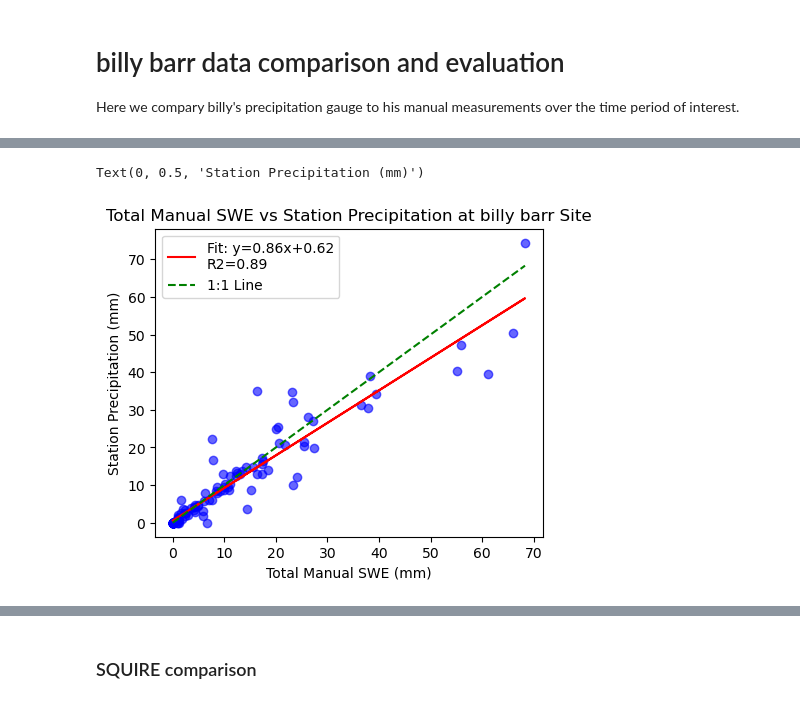
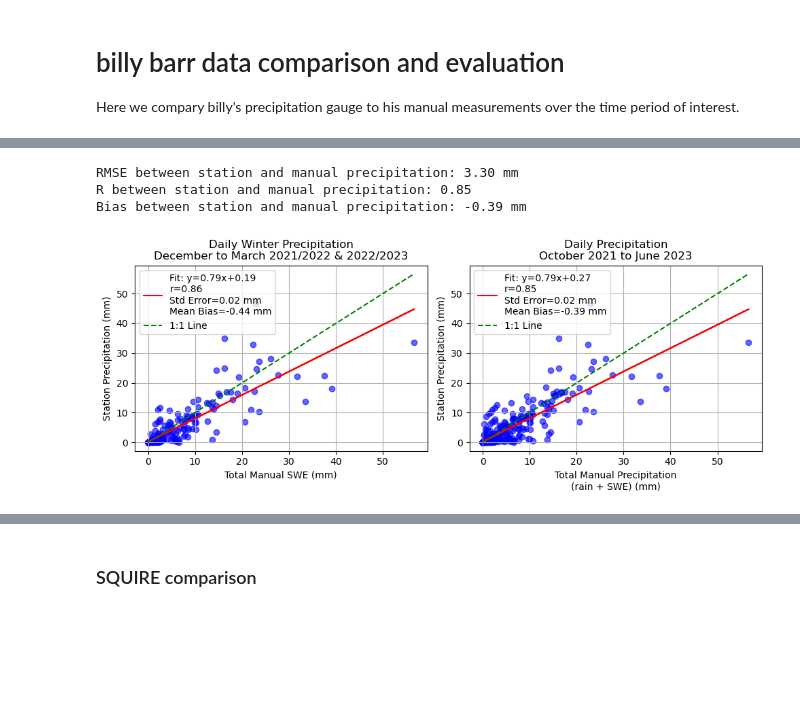
Before and after one commit to dlhogan97/S3-precipitation-rodeo, a Jupyter notebook: 03_analysis/00_total_precipitation_comparisons.ipynb, the cells around one changed output, grey strips where cells are left out. Saved outputs shown, nothing was run; the diff lists cells and outputs as text; code cells hidden in the pictures; blank space fills up the shorter version.

```diff
--- a/03_analysis/00_total_precipitation_comparisons.ipynb
+++ b/03_analysis/00_total_precipitation_comparisons.ipynb
@@ -357,15 +372,16 @@ GRIDDED_VARS = ['ERA5-Land','PRISM','billy_barr_precip']
 
 Here we compary billy's precipitation gauge to his manual measurements over the time period of interest.
 # %%
-bb_station_data = xr.open_dataset("/storage/dlhogan/precipitation-rodeo/data/processed/billy_barr/billy_barr_20211001-20230930_30min.nc")
+SITE = 'kettle_ponds'
+bb_station_data = get_dataset(SITE, DATA_DIR)['billy_barr_precip']
 bb_manual_data = xr.open_dataset("/storage/dlhogan/precipitation-rodeo/data/processed/billy_barr/billy_barr_manual_data.nc").sortby('datetime')
 
 # rename time to datetime for bb_manual_data
 bb_manual_data = bb_manual_data.rename({'datetime':'time'})
 # %%
 time_slice = slice("2021-10-01", "2023-06-30")
-resample_period = '3D'
-bb_station_ppt_sum = bb_station_data['precip'].sel(time=time_slice).resample(time=resample_period).sum().to_series()
+resample_period = '1D'
+bb_station_ppt_sum = bb_station_data.sel(time=time_slice).resample(time=resample_period).sum().to_series()
 bb_manual_ppt_sum = bb_manual_data['rain'].sel(time=time_slice).resample(time=resample_period).sum().to_series()
 bb_manual_ppt_sum = bb_manual_ppt_sum[~bb_manual_ppt_sum.index.duplicated(keep='last')]
 bb_manual_swe_sum = bb_manual_data['SWE'].sel(time=time_slice).resample(time=resample_period).sum().to_series()
@@ -377,11 +393,19 @@ bb_comparison_df = pd.DataFrame({
     'Manual_SWE_mm': bb_manual_swe_sum*10
 })
 
+# fill missing time gaps for SWE with station precipitation
+bb_comparison_df['Manual_SWE_mm'] = bb_comparison_df['Manual_SWE_mm'].fillna(bb_comparison_df['Station_Precipitation_mm'])
+
+
+# total manual precipitation is the sum of rain and SWE
 bb_comparison_df['Total_Manual_Precipitation_mm'] = bb_comparison_df['Manual_Rain_mm'].fillna(0) + bb_comparison_df['Manual_SWE_mm'].fillna(0)
 
 # remove any values above 100 mm in a day as likely errors
 bb_comparison_df = bb_comparison_df[bb_comparison_df['Station_Precipitation_mm'] <= 100]
 bb_comparison_df = bb_comparison_df[bb_comparison_df['Total_Manual_Precipitation_mm'] <= 100]
+
+bb_comparison_df.cumsum().plot()
+print(f"Difference in totals: {bb_comparison_df['Station_Precipitation_mm'].sum() - bb_comparison_df['Total_Manual_Precipitation_mm'].sum()}")
 
 # remove days when manual precipitation is zero but station precipitation is greater than zero
 bb_comparison_df = bb_comparison_df[~((bb_comparison_df['Total_Manual_Precipitation_mm'] == 0) & (bb_comparison_df['Station_Precipitation_mm'] > 0))]
@@ -435,16 +434,55 @@ Bias between station and manual precipitation: -0.53 mm
 # %%
-fig, ax = plt.subplots(figsize=(5,4))
+fig, axs = plt.subplots(ncols=2,figsize=(10,4), tight_layout=True)
+ax = axs[0]
 ax.scatter(bb_comparison_snow_only_df['Manual_SWE_mm'], bb_comparison_snow_only_df['Station_Precipitation_mm'], color='blue', alpha=0.6)
 
 slope, intercept, r_value, p_value, std_err = stats.linregress(bb_comparison_snow_only_df['Manual_SWE_mm'], bb_comparison_snow_only_df['Station_Precipitation_mm'])
-
-ax.plot(bb_comparison_snow_only_df['Manual_SWE_mm'], intercept + slope*bb_comparison_snow_only_df['Manual_SWE_mm'], 'r', label=f'Fit: y={slope:.2f}x+{intercept:.2f}\nR2={r_value**2:.2f}')
-ax.plot(bb_comparison_snow_only_df['Manual_SWE_mm'].sort_values(), bb_comparison_snow_only_df['Manual_SWE_mm'].sort_values(), 'g--', label='1:1 Line')
+rmse = np.sqrt(np.mean((bb_comparison_snow_only_df['Station_Precipitation_mm'] - bb_comparison_snow_only_df['Manual_SWE_mm'])**2))
+mean_bias = np.mean(bb_comparison_snow_only_df['Station_Precipitation_mm'] - bb_comparison_snow_only_df['Manual_SWE_mm'])
+ax.plot(bb_comparison_snow_only_df['Manual_SWE_mm'], intercept + slope*bb_comparison_snow_only_df['Manual_SWE_mm'], 'r',
+        label=f'Fit: y={slope:.2f}x+{intercept:.2f}\nr={r_value:.2f}\nStd Error={std_err:.2f} mm\nMean Bias={mean_bias:.2f} mm')
+ax.plot(bb_comparison_snow_only_df['Manual_SWE_mm'].sort_values(),
+        bb_comparison_snow_only_df['Manual_SWE_mm'].sort_values(), 'g--', label='1:1 Line')
 ax.legend()
 
-ax.set_title('Total Manual SWE vs Station Precipitation at billy barr Site')
+ax.set_title('Daily Winter Precipitation\nDecember to March 2021/2022 & 2022/2023')
 ax.set_xlabel('Total Manual SWE (mm)')
 ax.set_ylabel('Station Precipitation (mm)')
+
+ax=axs[1]
+ax.scatter(bb_comparison_df['Total_Manual_Precipitation_mm'],
+           bb_comparison_df['Station_Precipitation_mm'],
+           color='blue',
+           alpha=0.6)
+
+slope, intercept, r_value, p_value, std_err = stats.linregress(bb_comparison_df['Total_Manual_Precipitation_mm'],
+                                                               bb_comparison_df['Station_Precipitation_mm'])
+
+mean_bias = np.mean(bb_comparison_df['Station_Precipitation_mm'] - bb_comparison_df['Total_Manual_Precipitation_mm'])
+ax.plot(bb_comparison_df['Total_Manual_Precipitation_mm'],
+        intercept + slope*bb_comparison_df['Total_Manual_Precipitation_mm'],
+        'r', label=f'Fit: y={slope:.2f}x+{intercept:.2f}\nr={r_value:.2f}\nStd Error={std_err:.2f} mm\nMean Bias={mean_bias:.2f} mm')
+ax.plot(bb_comparison_df['Total_Manual_Precipitation_mm'].sort_values(),
+        bb_comparison_df['Total_Manual_Precipitation_mm'].sort_values(),
+        'g--',
+        label='1:1 Line')
+ax.legend()
+
+ax.set_title('Daily Precipitation\nOctober 2021 to June 2023')
+ax.set_xlabel('Total Manual Precipitation\n(rain + SWE) (mm)')
+ax.set_ylabel('Station Precipitation (mm)')
+
+# print rmse between station and manual
+rmse = np.sqrt(np.mean((bb_comparison_df['Station_Precipitation_mm'] - bb_comparison_df['Total_Manual_Precipitation_mm'])**2))
+print(f"RMSE between station and manual precipitation: {rmse:.2f} mm")
+print(f"R between station and manual precipitation: {r_value:.2f}")
+# print bias
+bias = np.mean(bb_comparison_df['Station_Precipitation_mm'] - bb_comparison_df['Total_Manual_Precipitation_mm'])
+print(f"Bias between station and manual precipitation: {bias:.2f} mm")
+for ax in axs:
+    ax.grid()
 # %% [output]
-Text(0, 0.5, 'Station Precipitation (mm)')
+RMSE between station and manual precipitation: 3.30 mm
+R between station and manual precipitation: 0.85
+Bias between station and manual precipitation: -0.39 mm
-[figure, old version]
+[figure, new version]
```
Also changed, not shown: parts of 38 cells of this notebook, 29 other files.
